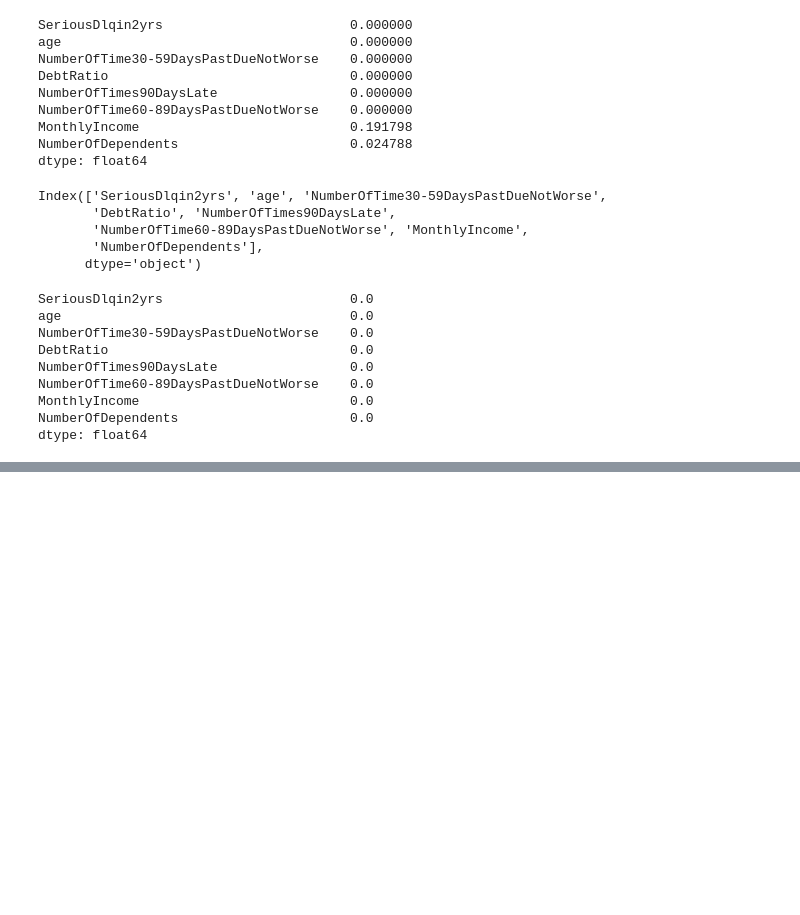
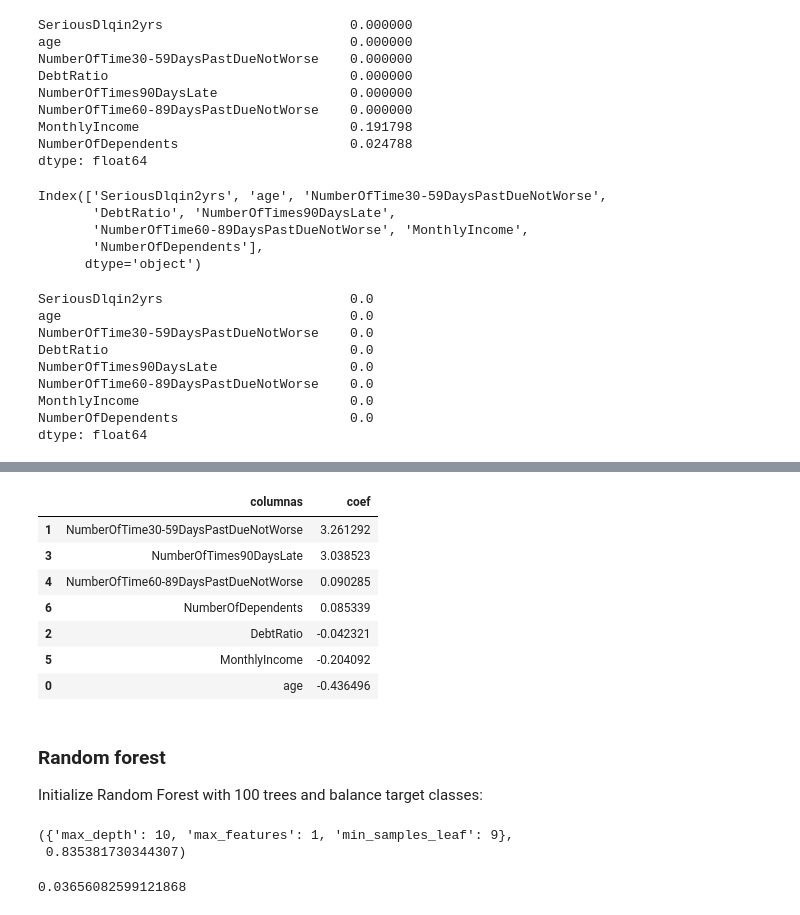
Before and after one commit to gonzalo71/TestGit, a Jupyter notebook: hoja_sucia2.ipynb, the cells around one changed output, grey strips where cells are left out. Saved outputs shown, nothing was run; the diff lists cells and outputs as text; code cells hidden in the pictures; blank space fills up the shorter version.

```diff
--- a/hoja_sucia2.ipynb
+++ b/hoja_sucia2.ipynb
@@ -473,0 +521,12 @@ y = data["SeriousDlqin2yrs"]
+# %%
+from sklearn.linear_model import LogisticRegression
+from sklearn.model_selection import GridSearchCV,StratifiedKFold
+
+lr = LogisticRegression(random_state=0,class_weight="balanced")
+# %%
+parameters = {"C":[0.0001,0.001,0.01,0.1,1,10]}
+skf = StratifiedKFold(n_splits=5,random_state=0,shuffle=True)
+gsv = GridSearchCV(lr, parameters, n_jobs=-1, scoring='roc_auc', cv=skf)
+gsv.fit(X,y)
+
+gsv.best_params_, gsv.best_score_
@@ -473,0 +545,6 @@ y = data["SeriousDlqin2yrs"]
+# %%
+# Question 5. Feature importance is defined by the absolute value of its corresponding coefficient. First you need to normalize all the feature values so that it will be correct to compare them. What is the most important feature for the best logistic regression model?
+from sklearn.preprocessing import StandardScaler
+lr = LogisticRegression(C=1, class_weight='balanced', random_state=0)
+scal = StandardScaler()
+lr.fit(scal.fit_transform(X),y)
@@ -473,0 +563,15 @@ y = data["SeriousDlqin2yrs"]
+# %%
+df_coef = pd.DataFrame({"columnas":X.columns,"coef":lr.coef_.flatten().tolist()}).sort_values(by="coef",ascending=False)
+df_coef.style.background_gradient(cmap='viridis')
+# %% [output]
+|  | columnas | coef |
+| 1 | NumberOfTime30-59DaysPastDueNotWorse | 3.261292 |
+| 3 | NumberOfTimes90DaysLate | 3.038523 |
+| 4 | NumberOfTime60-89DaysPastDueNotWorse | 0.090285 |
+| 6 | NumberOfDependents | 0.085339 |
+| 2 | DebtRatio | -0.042321 |
+| 5 | MonthlyIncome | -0.204092 |
+| 0 | age | -0.436496 |
+# %% [markdown]
+### Random forest
+Initialize Random Forest with 100 trees and balance target classes:
@@ -473,0 +585,13 @@ y = data["SeriousDlqin2yrs"]
+# %%
+# Question 8. How much higher the ROC AUC of the best random forest model than that of the best logistic regression on validation?
+gsv = GridSearchCV(rfc, parameters, n_jobs=-1, scoring='roc_auc', cv=skf)
+gsv.fit(X,y)
+
+gsv.best_params_, gsv.best_score_
+# %% [output]
+({'max_depth': 10, 'max_features': 1, 'min_samples_leaf': 9},
+ 0.835381730344307)
+# %%
+ 1-(0.8048394842649456/0.835381730344307)
+# %% [output]
+0.03656082599121868
```
Also changed, not shown: parts of 16 cells of this notebook.
